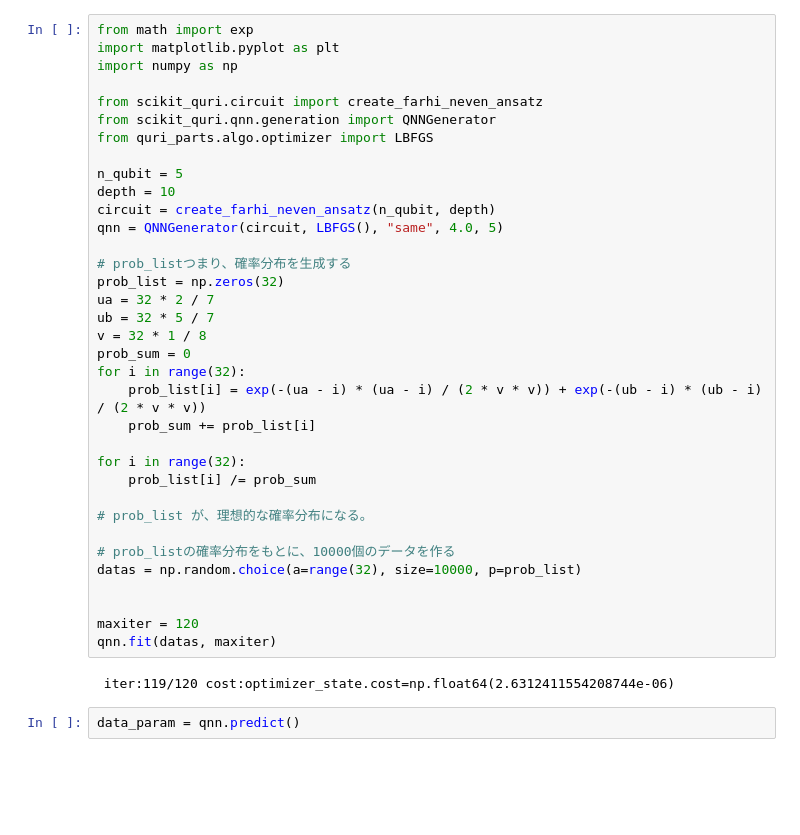
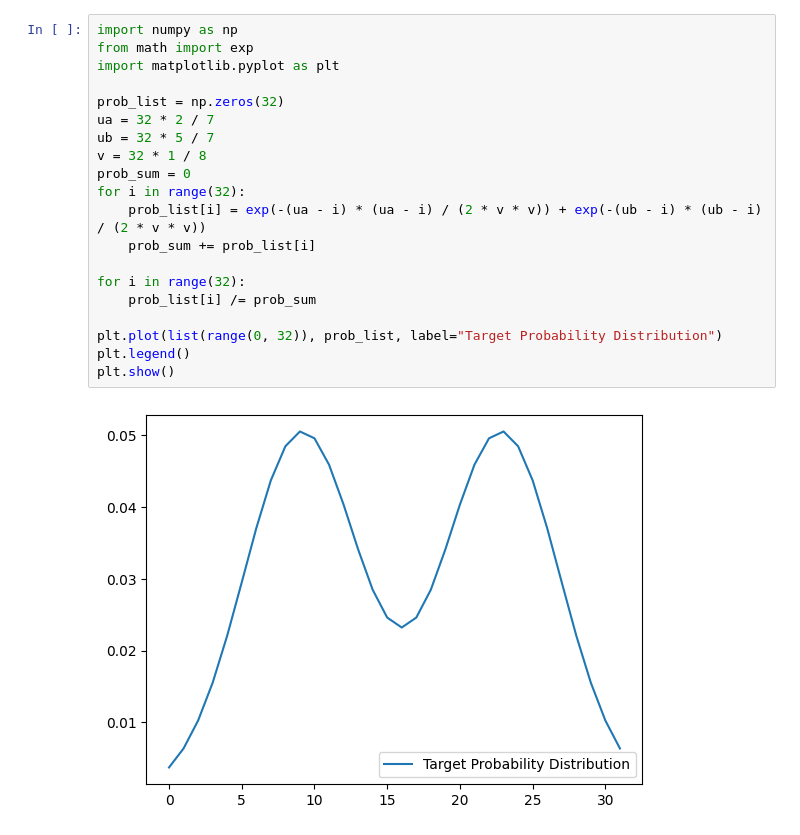
Before and after one commit to Qulacs-Osaka/scikit-quri, a Jupyter notebook: samples/sample_qnn_generation.ipynb, the cells around one changed output. Drawn from its saved outputs; the diff is of its cells as text; blank space fills up the shorter version.

```diff
--- a/samples/sample_qnn_generation.ipynb
+++ b/samples/sample_qnn_generation.ipynb
@@ -1,39 +31,22 @@
 # %%
+import numpy as np
 from math import exp
 import matplotlib.pyplot as plt
-import numpy as np
 
-from scikit_quri.circuit import create_farhi_neven_ansatz
-from scikit_quri.qnn.generation import QNNGenerator
-from quri_parts.algo.optimizer import LBFGS
-
-n_qubit = 5
-depth = 10
-circuit = create_farhi_neven_ansatz(n_qubit, depth)
-qnn = QNNGenerator(circuit, LBFGS(), "same", 4.0, 5)
-
-# prob_listつまり、確率分布を生成する
 prob_list = np.zeros(32)
 ua = 32 * 2 / 7
 ub = 32 * 5 / 7
 v = 32 * 1 / 8
 prob_sum = 0
 for i in range(32):
     prob_list[i] = exp(-(ua - i) * (ua - i) / (2 * v * v)) + exp(-(ub - i) * (ub - i) / (2 * v * v))
     prob_sum += prob_list[i]
 
 for i in range(32):
     prob_list[i] /= prob_sum
 
-# prob_list が、理想的な確率分布になる。
-
-# prob_listの確率分布をもとに、10000個のデータを作る
-datas = np.random.choice(a=range(32), size=10000, p=prob_list)
-
-
-maxiter = 120
-qnn.fit(datas, maxiter)
+plt.plot(list(range(0, 32)), prob_list, label="Target Probability Distribution")
+plt.legend()
+plt.show()
 # %% [output]
- iter:119/120 cost:optimizer_state.cost=np.float64(2.6312411554208744e-06)
+[figure, added]
-# %%
-data_param = qnn.predict()
```
Also changed, not shown: parts of 11 cells of this notebook, 5 other files.
